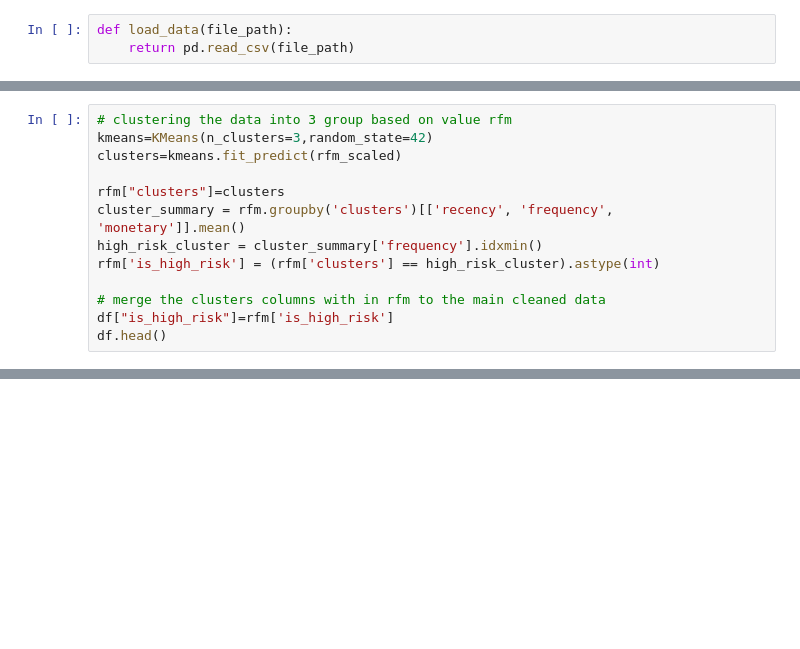
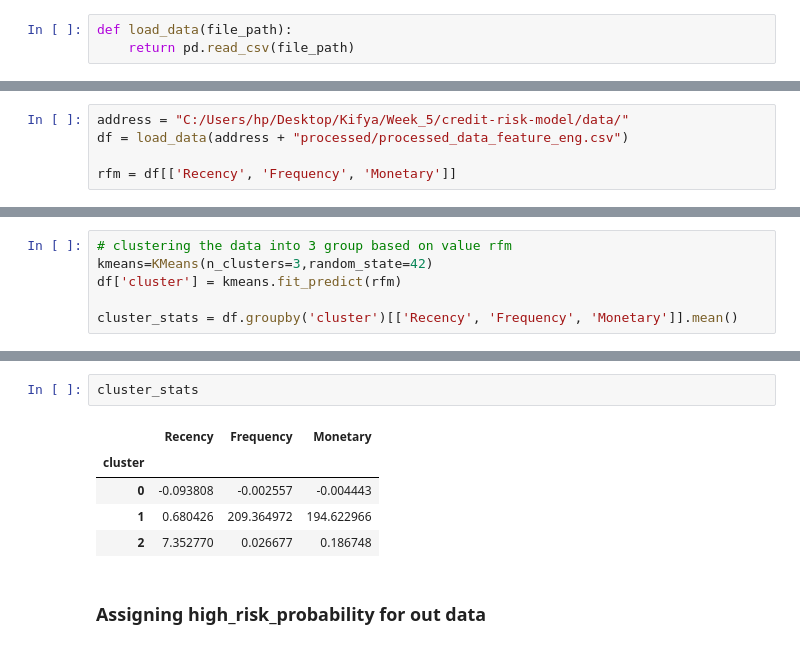
Before and after one commit to ermijeremy/credit-risk-model, a Jupyter notebook: notebooks/3.0-credit_risk.ipynb, the cells around one changed output, grey strips where cells are left out. Saved outputs shown, nothing was run; the diff lists cells and outputs as text; blank space fills up the shorter version.

```diff
--- a/notebooks/3.0-credit_risk.ipynb
+++ b/notebooks/3.0-credit_risk.ipynb
@@ -35,0 +11,5 @@ rfm_scaled = scaler.fit_transform(rfm[['recency', 'frequency', 'monetary']])
+# %%
+address = "C:/Users/hp/Desktop/Kifya/Week_5/credit-risk-model/data/"
+df = load_data(address + "processed/processed_data_feature_eng.csv")
+
+rfm = df[['Recency', 'Frequency', 'Monetary']]
@@ -36,13 +18,6 @@ rfm_scaled = scaler.fit_transform(rfm[['recency', 'frequency', 'monetary']])
 # %%
 # clustering the data into 3 group based on value rfm
 kmeans=KMeans(n_clusters=3,random_state=42)
-clusters=kmeans.fit_predict(rfm_scaled)
+df['cluster'] = kmeans.fit_predict(rfm)
 
-rfm["clusters"]=clusters
-cluster_summary = rfm.groupby('clusters')[['recency', 'frequency', 'monetary']].mean()
-high_risk_cluster = cluster_summary['frequency'].idxmin()
-rfm['is_high_risk'] = (rfm['clusters'] == high_risk_cluster).astype(int)
-
-# merge the clusters columns with in rfm to the main cleaned data
-df["is_high_risk"]=rfm['is_high_risk']
-df.head()
+cluster_stats = df.groupby('cluster')[['Recency', 'Frequency', 'Monetary']].mean()
@@ -55,0 +24,10 @@ df.head()
+# %%
+cluster_stats
+# %% [output]
+|  | Recency | Frequency | Monetary |
+| cluster |  |  |  |
+| 0 | -0.093808 | -0.002557 | -0.004443 |
+| 1 | 0.680426 | 209.364972 | 194.622966 |
+| 2 | 7.352770 | 0.026677 | 0.186748 |
+# %% [markdown]
+### Assigning high_risk_probability for out data
```
Also changed, not shown: parts of 11 cells of this notebook, 6 other files.
